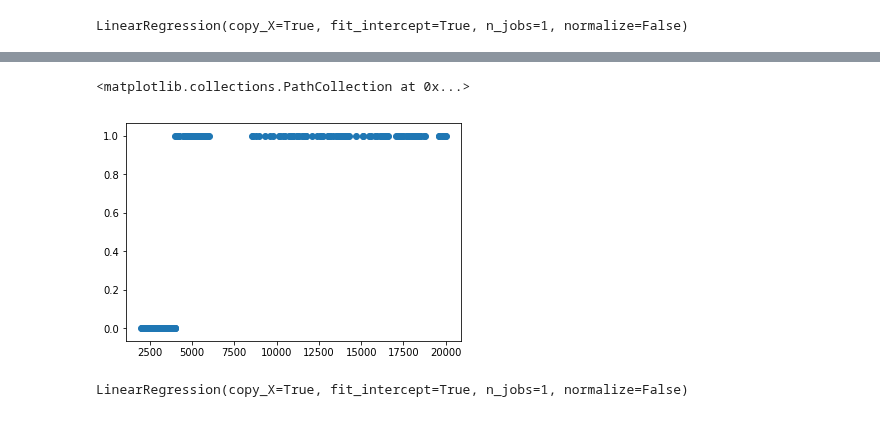
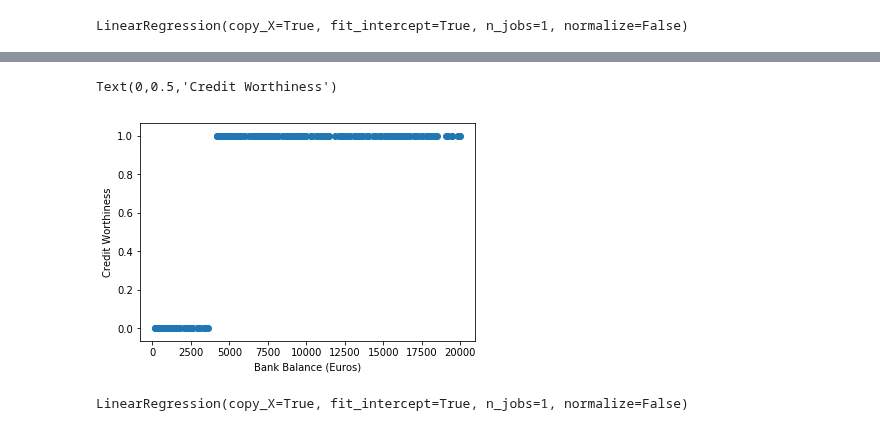
Before and after one commit to somnath1077/ML, a Jupyter notebook: hands_on_ML/slides/lec3/Figures.ipynb, the cells around one changed output, grey strips where cells are left out. Cells and saved outputs as stored; diff of their text form; code cells hidden in the pictures.

```diff
--- a/hands_on_ML/slides/lec3/Figures.ipynb
+++ b/hands_on_ML/slides/lec3/Figures.ipynb
@@ -34,7 +40,9 @@ credit_worthiness_final = np.array([int(bank_balance_final[i] > 4000) for i in r
-# %%
-plt.scatter(bank_balance_final, credit_worthiness_final)
-# %% [output]
-<matplotlib.collections.PathCollection at 0x...>
-[figure, removed]
+# %%
+plt.scatter(bank_balance2, credit_worthiness2)
+plt.xlabel('Bank Balance (Euros)')
+plt.ylabel('Credit Worthiness')
+# %% [output]
+Text(0,0.5,'Credit Worthiness')
+[figure, added]
 # %%
 lin_reg2 = LinearRegression()
```
Also changed, not shown: parts of 6 cells of this notebook.
